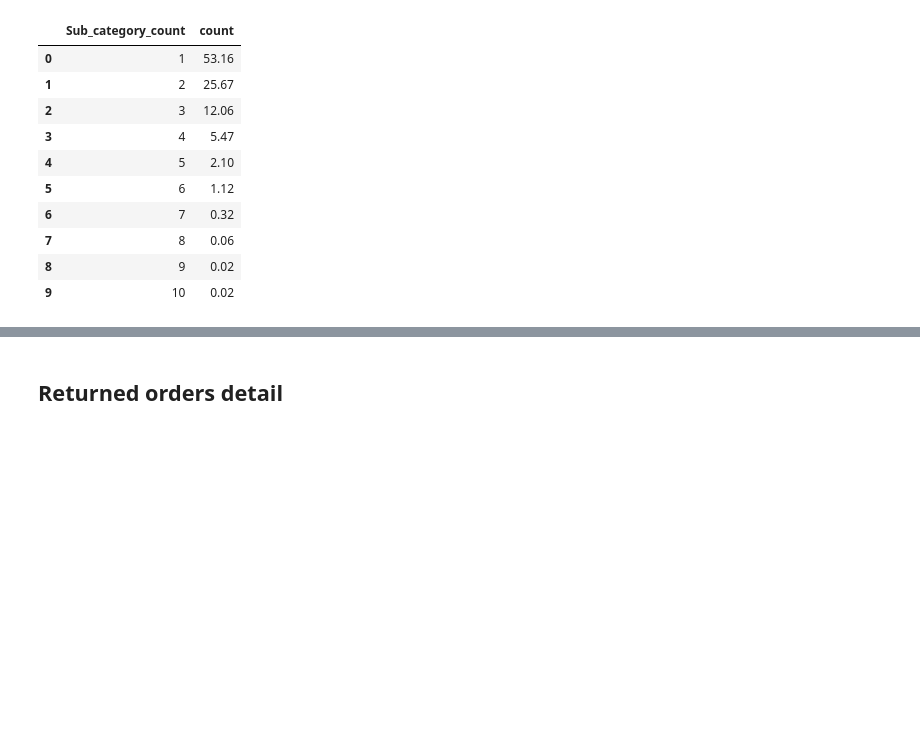
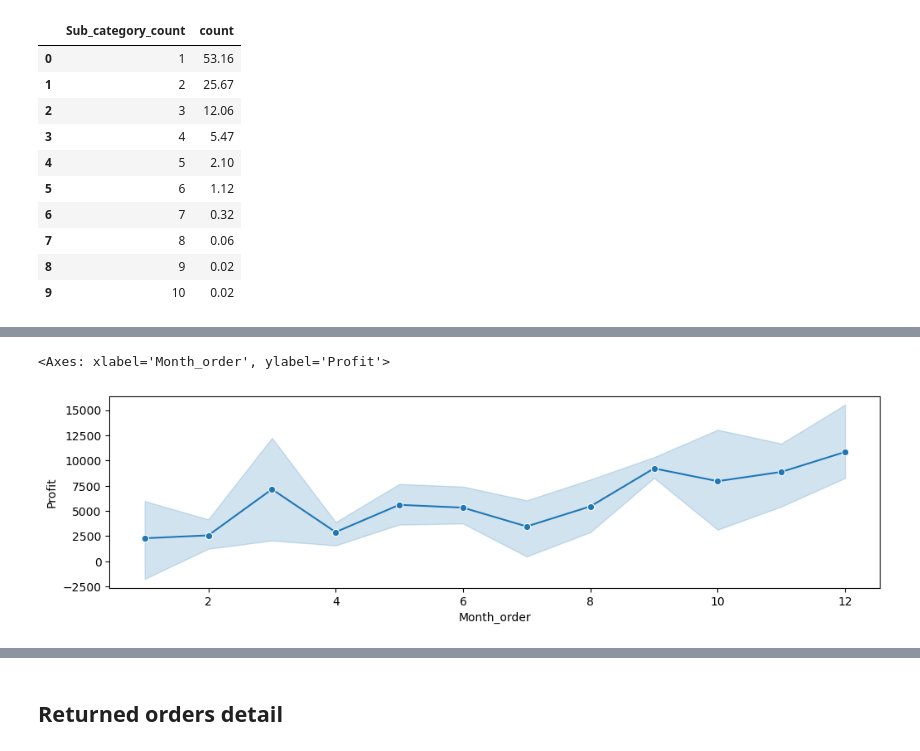
Before and after one commit to Aniket-Raikwar1/Superstore, a Jupyter notebook: Notebooks/Store_Analysis.ipynb, the cells around one changed output, grey strips where cells are left out. Drawn from its saved outputs; the diff is of its cells as text; code cells hidden in the pictures; blank space fills up the shorter version.

```diff
--- a/Notebooks/Store_Analysis.ipynb
+++ b/Notebooks/Store_Analysis.ipynb
@@ -412,0 +526,7 @@ round(order_cat['Sub_category_count'].value_counts()/len(order_cat)*100,2).reset
+# %%
+mom_orders = orders.groupby(by=['Year','Month_order']).agg(Orders = ('Order ID','nunique'),Products = ('Product ID','count'),Sales = ('Sales','sum'),Avg_Sales = ('Sales','mean'),
+        Profit = ('Profit','sum'),Avg_Profit = ('Profit','mean'),Quantity = ('Quantity','sum'),
+        Avg_Quantity = ('Quantity','mean'),Discount = ('Discount','mean')).reset_index()
+mom_orders['Profit_to_Sales_%'] = round(mom_orders['Profit']/mom_orders['Sales']*100,2)
+mom_orders['Product_per_order'] = round(mom_orders['Products']/mom_orders['Orders'],2)
+mom_orders
@@ -412,0 +551,6 @@ round(order_cat['Sub_category_count'].value_counts()/len(order_cat)*100,2).reset
+# %%
+plt.figure(figsize=(12,3))
+sns.lineplot(data=mom_orders,x='Month_order',y='Profit',marker='o')
+# %% [output]
+<Axes: xlabel='Month_order', ylabel='Profit'>
+[figure, added]
```
Also changed, not shown: parts of 22 cells of this notebook.
